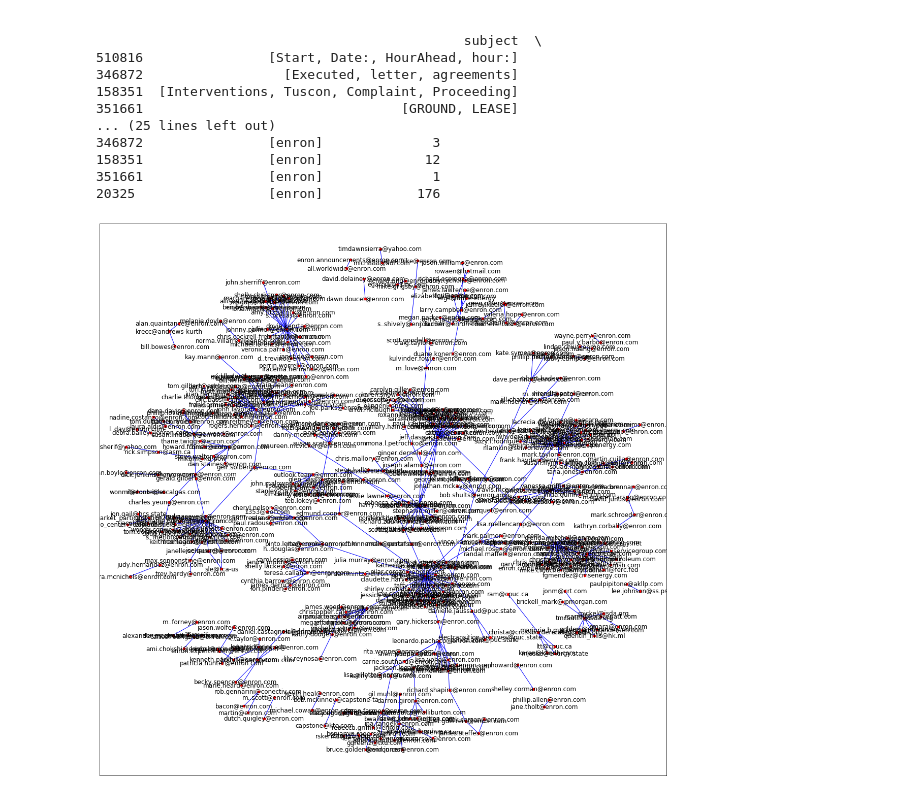
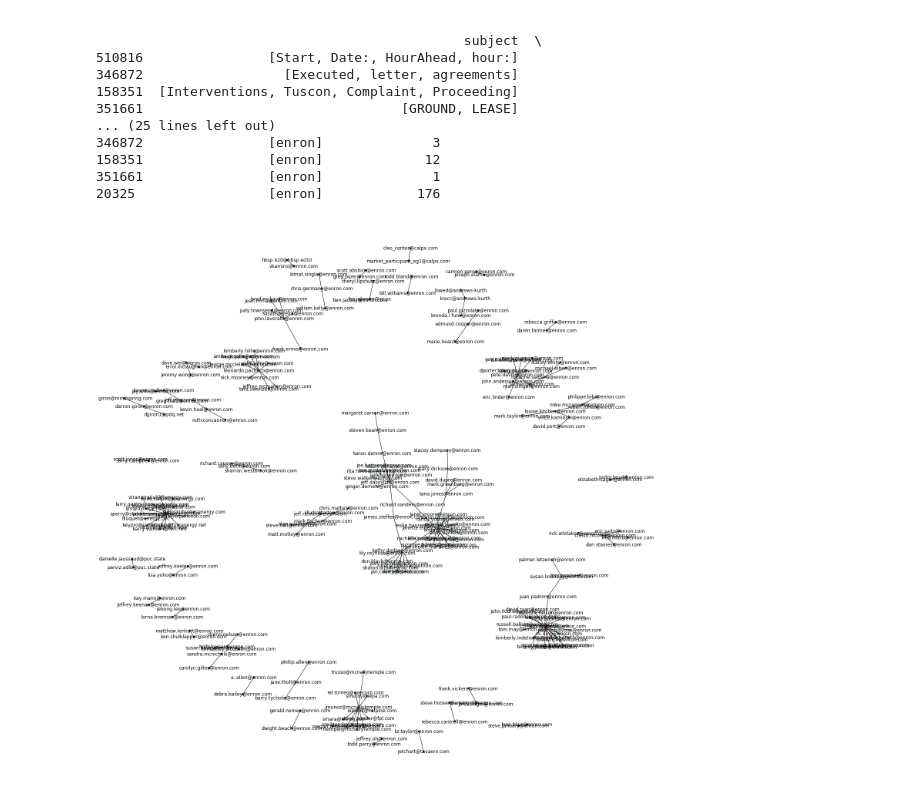
Before and after one commit to KelvinHwee/Machine-Learning, a Jupyter notebook: enron_fraud.ipynb, the cells around one changed output. Saved outputs shown, nothing was run; the diff lists cells and outputs as text; code cells hidden in the pictures.

```diff
--- a/enron_fraud.ipynb
+++ b/enron_fraud.ipynb
@@ -17,7 +17,7 @@ emails_df = emails.copy()
 print(emails_df.head())
 
 ###   TESTING
-emails_df = emails_df.sample(n = 500, random_state = 0)
+emails_df = emails_df.sample(n = 200, random_state = 0)
 ###   TESTING
 # %% [output]
                        file                                            message
@@ -245,19 +245,27 @@ df2b = investigate(df.sender_entity, df.all_recipient_entities)
 # %%
 #=== network analysis
 import networkx as nx
 import matplotlib.pyplot as plt
 
 #=== for the sender and recipient emails
 #- define the graph
 G1 = nx.from_pandas_edgelist(df2a.sample(round(0.1*len(df2a)), random_state = 0), "send", "receive")
 
+#- we define degree centrality
+degree_G1 = nx.degree_centrality(G1)
+degree_G1 = list(degree_G1.values())
+
+#- we define the closeness measure
+closeness_G1 = nx.closeness_centrality(G1)
+closeness_G1 = list(closeness_G1.values())
+
 #- plot the network
 plt.figure(figsize = (20,20))
 pos1 = nx.spring_layout(G1, k=.1)
-nx.draw_networkx(G1, pos1, node_size = 20, node_color = 'red', with_labels = True, edge_color='blue')
+nx.draw(G1, pos1, node_size = 20, node_color = closeness_G1, with_labels = True)
 plt.show()
 # %% [output]
-[figure, old version]
+[figure, new version]
 # %%
 #=== for the sender and recipient entities
 #- define the graph
```
Also changed, not shown: parts of 1 cell of this notebook.
